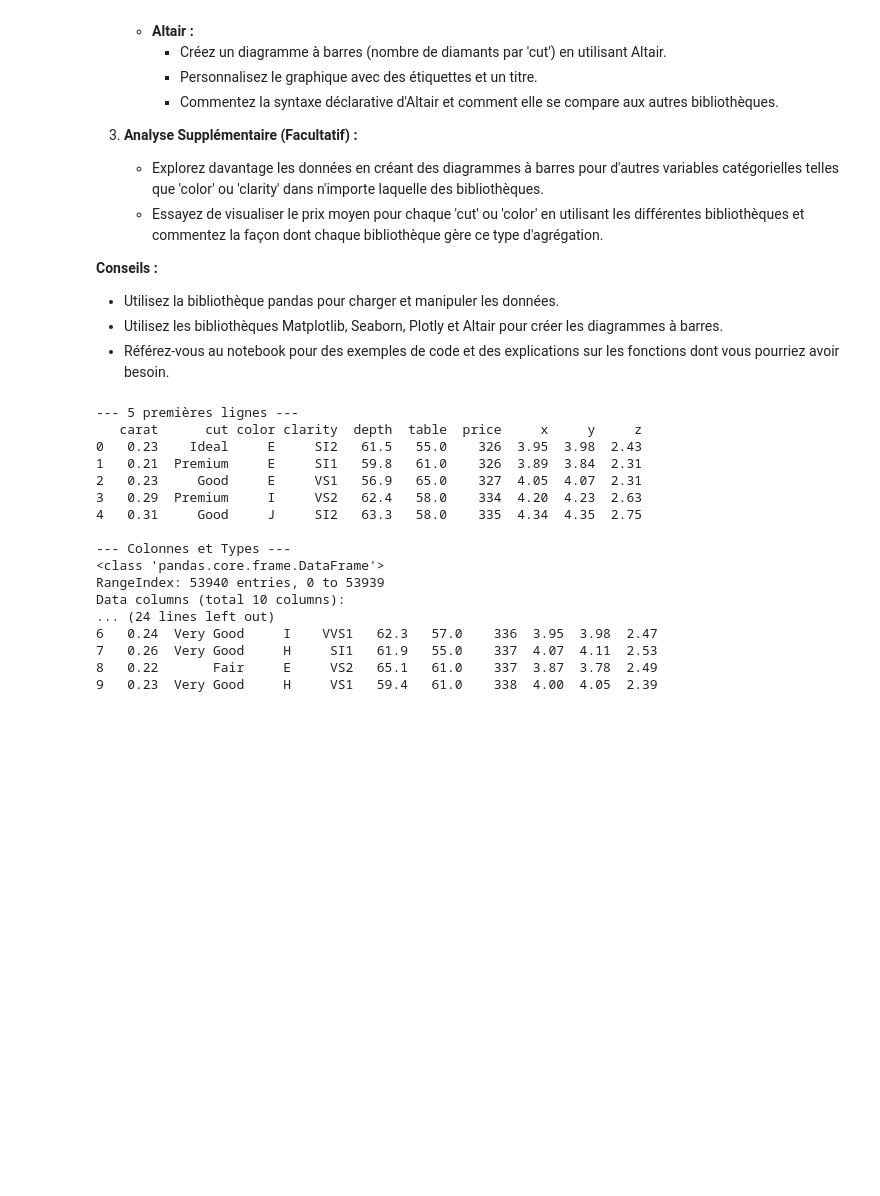
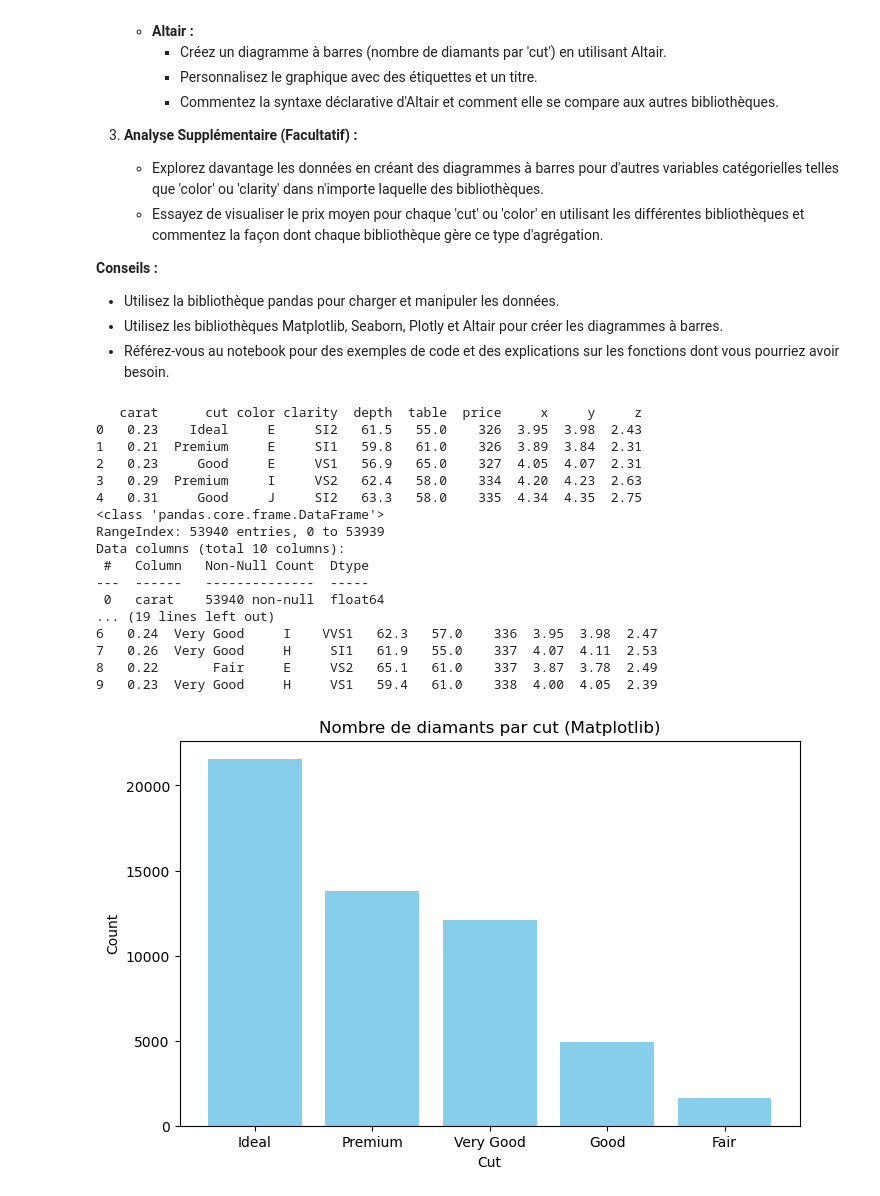
Before and after one commit to rosanajurdi/Data_Visualization_Course_2026, a Jupyter notebook: lab-sessions/lab2-barplots.ipynb, the cells around one changed output. Cells and saved outputs as stored; diff of their text form; code cells hidden in the pictures; blank space fills up the shorter version.

```diff
--- a/lab-sessions/lab2-barplots.ipynb
+++ b/lab-sessions/lab2-barplots.ipynb
@@ -95,32 +95,37 @@ import altair as alt
 
 # Chargement des données
 url = "https://raw.githubusercontent.com/TrainingByPackt/Interactive-Data-Visualization-with-Python/master/datasets/diamonds.csv"
-df = pd.read_csv(url)
+diamonds_df = pd.read_csv(url)
 
 # Inspection
-print("--- 5 premières lignes ---")
-print(df.head())
-
-print("\n--- Colonnes et Types ---")
-print(df.info())
-
-print("\n--- 10 premières lignes ---")
-print(df.head(10))
+print(diamonds_df.head(5))
+print(diamonds_df.info())
+print(diamonds_df.head(10))
 # %% [output]
---- 5 premières lignes ---
    carat      cut color clarity  depth  table  price     x     y     z
 0   0.23    Ideal     E     SI2   61.5   55.0    326  3.95  3.98  2.43
 1   0.21  Premium     E     SI1   59.8   61.0    326  3.89  3.84  2.31
 2   0.23     Good     E     VS1   56.9   65.0    327  4.05  4.07  2.31
 3   0.29  Premium     I     VS2   62.4   58.0    334  4.20  4.23  2.63
 4   0.31     Good     J     SI2   63.3   58.0    335  4.34  4.35  2.75
-
---- Colonnes et Types ---
 <class 'pandas.core.frame.DataFrame'>
 RangeIndex: 53940 entries, 0 to 53939
 Data columns (total 10 columns):
-... (24 lines left out)
+ #   Column   Non-Null Count  Dtype
+---  ------   --------------  -----
+ 0   carat    53940 non-null  float64
+... (19 lines left out)
 6   0.24  Very Good     I    VVS1   62.3   57.0    336  3.95  3.98  2.47
 7   0.26  Very Good     H     SI1   61.9   55.0    337  4.07  4.11  2.53
 8   0.22       Fair     E     VS2   65.1   61.0    337  3.87  3.78  2.49
 9   0.23  Very Good     H     VS1   59.4   61.0    338  4.00  4.05  2.39
+# %%
+cut_counts = diamonds_df['cut'].value_counts()
+plt.figure(figsize=(8, 5))
+plt.bar(cut_counts.index, cut_counts.values, color='skyblue')
+plt.xlabel('Cut')
+plt.ylabel('Count')
+plt.title('Nombre de diamants par cut (Matplotlib)')
+plt.show()
+# %% [output]
+[figure, added]
```
Also changed, not shown: parts of 4 cells of this notebook.
